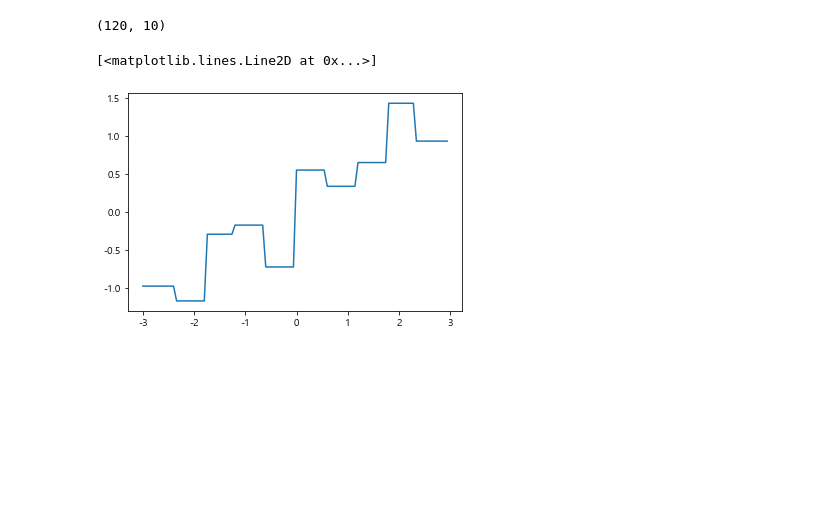
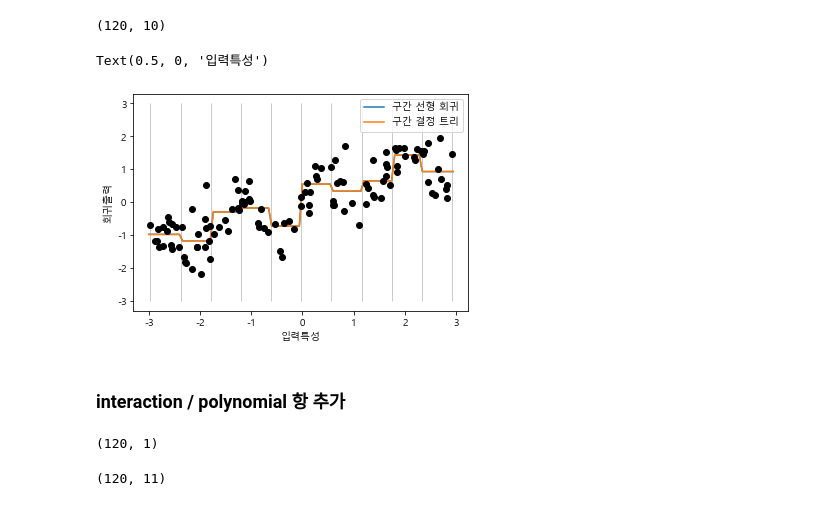
Before and after one commit to ikeven94/py_repo, a Jupyter notebook: Feature_Engineering.ipynb, the cells around one changed output. Cells and saved outputs as stored; diff of their text form; code cells hidden in the pictures; blank space fills up the shorter version.

```diff
--- a/Feature_Engineering.ipynb
+++ b/Feature_Engineering.ipynb
@@ -283,16 +283,28 @@ X_binned.shape
 # %%
 line_binned = kb.transform(line)
 
 reg = LinearRegression().fit(X_binned,y)
 plt.plot(line, reg.predict(line_binned),label='구간 선형 회귀')
 
 reg = DecisionTreeRegressor(min_samples_split=3).fit(X_binned,y)
 plt.plot(line, reg.predict(line_binned),label='구간 결정 트리')
 plt.plot(X[:,0],y,'o',c='k')
-plt.vlines(kb.bin_edge_[0], -3, 3,linewidth=1,alpha=0.2)
+plt.vlines(kb.bin_edges_[0], -3, 3,linewidth=1,alpha=0.2)
 plt.legend(loc='best')
 plt.ylabel('회귀출력')
 plt.xlabel('입력특성')
 # %% [output]
-[<matplotlib.lines.Line2D at 0x...>]
+Text(0.5, 0, '입력특성')
-[figure, old version]
+[figure, new version]
+# %% [markdown]
+### interaction / polynomial 항 추가
+# %%
+X_binned.shape # (120, 10)
+X.shape # (120, 1)
+# %% [output]
+(120, 1)
+# %%
+X_combined = np.hstack([X,X_binned])
+X_combined.shape
+# %% [output]
+(120, 11)
```
Also changed, not shown: parts of 2 cells of this notebook.
